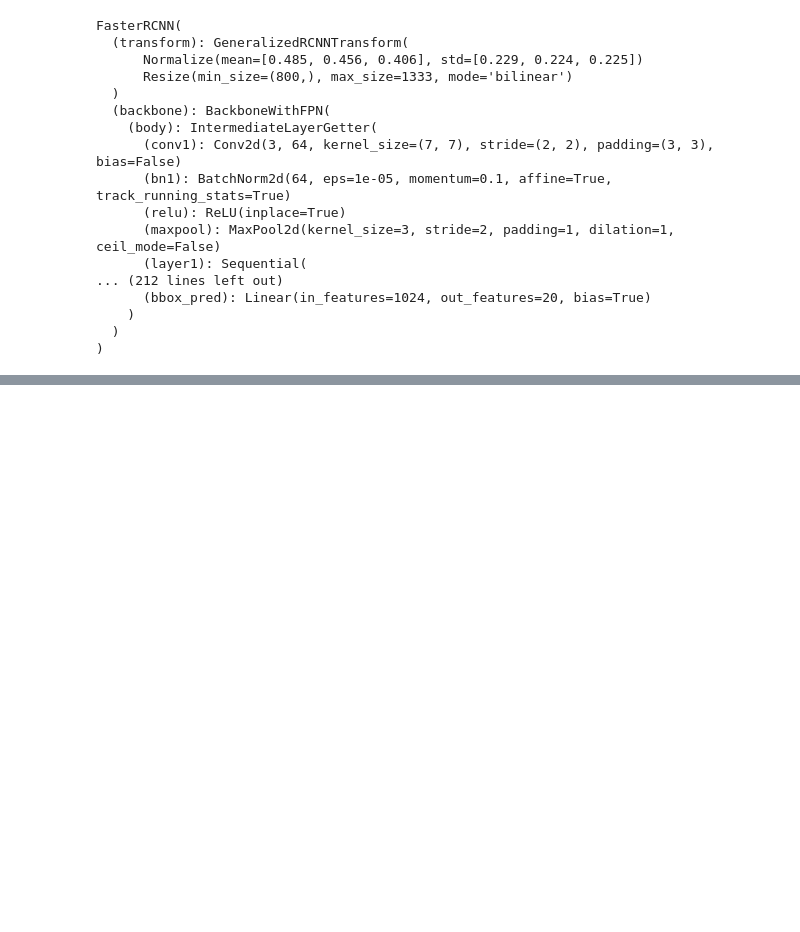
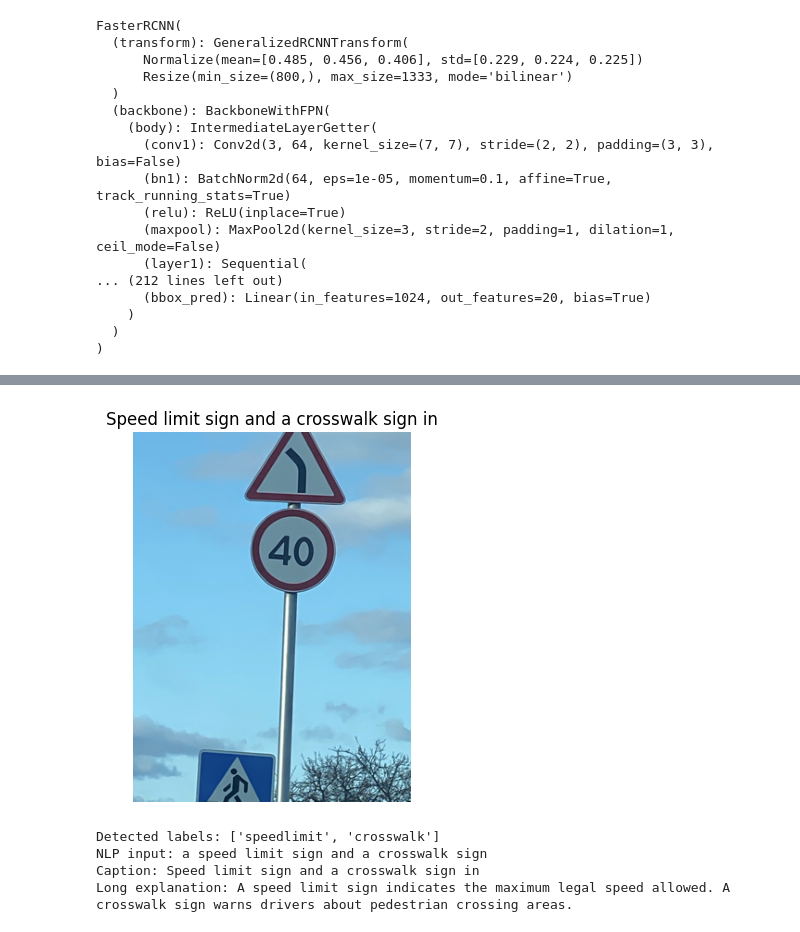
Before and after one commit to mereyybolat/Datasaur_QUATRO, a Jupyter notebook: cv.ipynb, the cells around one changed output, grey strips where cells are left out. Saved outputs shown, nothing was run; the diff lists cells and outputs as text; code cells hidden in the pictures; blank space fills up the shorter version.

```diff
--- a/cv.ipynb
+++ b/cv.ipynb
@@ -631,0 +1061,42 @@ torch.save(model.state_dict(), "cv_model.pth")
+# %%
+def generate_long_explanation(labels):
+    explanations = {
+        "stop": "A stop sign requires vehicles to come to a complete stop before proceeding.",
+        "trafficlight": "A traffic light controls traffic using red, yellow, and green signals.",
+        "speedlimit": "A speed limit sign indicates the maximum legal speed allowed.",
+        "crosswalk": "A crosswalk sign warns drivers about pedestrian crossing areas."
+    }
+
+    texts = [explanations.get(l, "") for l in labels]
+    return " ".join(texts)
+# %%
+def final_demo(image_filename):
+    # Step 1: CV detection
+    labels = detect_from_xml(image_filename, ANNOTATIONS_PATH)
+
+    # Step 2: Format for NLP
+    nlp_input = format_for_nlp(labels)
+
+    # Step 3: Caption
+    caption = generate_caption_stable(model_nlp, vocab, nlp_input)
+
+    # Step 4: Long explanation
+    long_expl = generate_long_explanation(labels)
+
+    # Step 5: Show image
+    show_image_with_caption(image_filename, caption)
+
+    print("Detected labels:", labels)
+    print("NLP input:", nlp_input)
+    print("Caption:", caption)
+    print("Long explanation:", long_expl)
+# %%
+import random
+image_filename = random.choice(os.listdir(IMAGES_PATH))
+final_demo(image_filename)
+# %% [output]
+[figure, added]
+Detected labels: ['speedlimit', 'crosswalk']
+NLP input: a speed limit sign and a crosswalk sign
+Caption: Speed limit sign and a crosswalk sign in
+Long explanation: A speed limit sign indicates the maximum legal speed allowed. A crosswalk sign warns drivers about pedestrian crossing areas.
```
Also changed, not shown: parts of 27 cells of this notebook.
